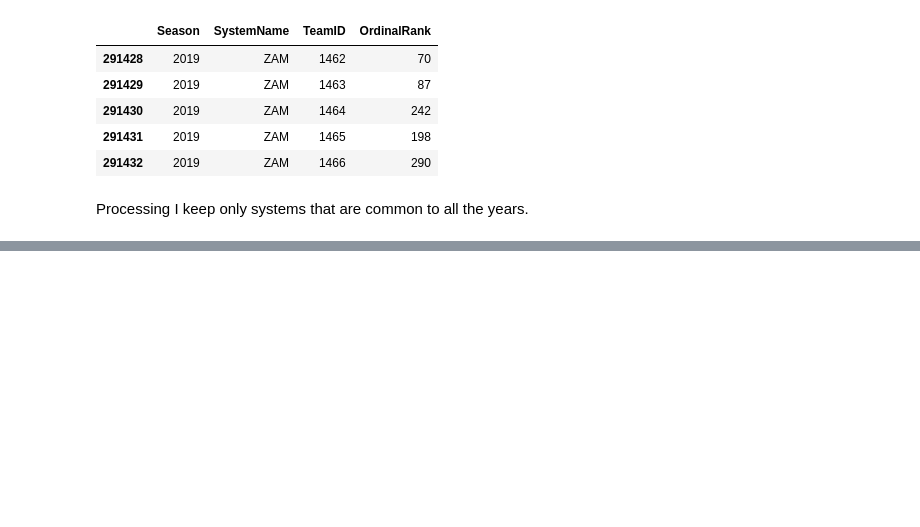
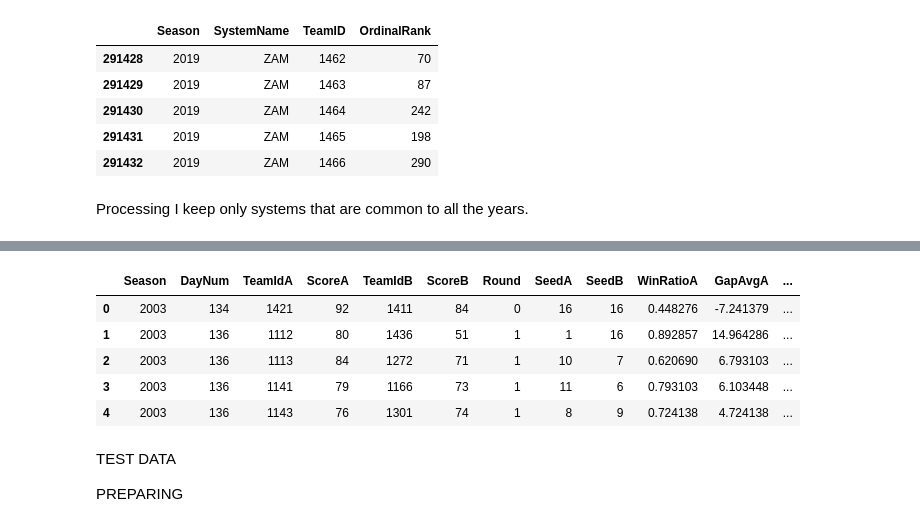
Before and after one commit to AbooNaziha/NCAAM-Competition, a Jupyter notebook: NCAAMM.ipynb, the cells around one changed output, grey strips where cells are left out. Cells and saved outputs as stored; diff of their text form; code cells hidden in the pictures; blank space fills up the shorter version.

```diff
--- a/NCAAMM.ipynb
+++ b/NCAAMM.ipynb
@@ -221,0 +435,2 @@ I keep only systems that are common to all the years.
+# %%
+df = add_loosing_matches(df)
@@ -221,0 +443,18 @@ I keep only systems that are common to all the years.
+# %%
+df['SeedDiff'] = df['SeedA'] - df['SeedB']
+df['WinRatioDiff'] = df['WinRatioA'] - df['WinRatioB']
+df['GapAvgDiff'] = df['GapAvgA'] - df['GapAvgB']
+df['OrdinalRankDiff'] = df['OrdinalRankA'] - df['OrdinalRankB']
+# %%
+df.head()
+# %% [output]
+|  | Season | DayNum | TeamIdA | ScoreA | TeamIdB | ScoreB | Round | SeedA | SeedB | WinRatioA | GapAvgA | ... |
+| 0 | 2003 | 134 | 1421 | 92 | 1411 | 84 | 0 | 16 | 16 | 0.448276 | -7.241379 | ... |
+| 1 | 2003 | 136 | 1112 | 80 | 1436 | 51 | 1 | 1 | 16 | 0.892857 | 14.964286 | ... |
+| 2 | 2003 | 136 | 1113 | 84 | 1272 | 71 | 1 | 10 | 7 | 0.620690 | 6.793103 | ... |
+| 3 | 2003 | 136 | 1141 | 79 | 1166 | 73 | 1 | 11 | 6 | 0.793103 | 6.103448 | ... |
+| 4 | 2003 | 136 | 1143 | 76 | 1301 | 74 | 1 | 8 | 9 | 0.724138 | 4.724138 | ... |
+# %% [markdown]
+TEST  DATA
+
+PREPARING
```
Also changed, not shown: parts of 54 cells of this notebook, 1 other file.
